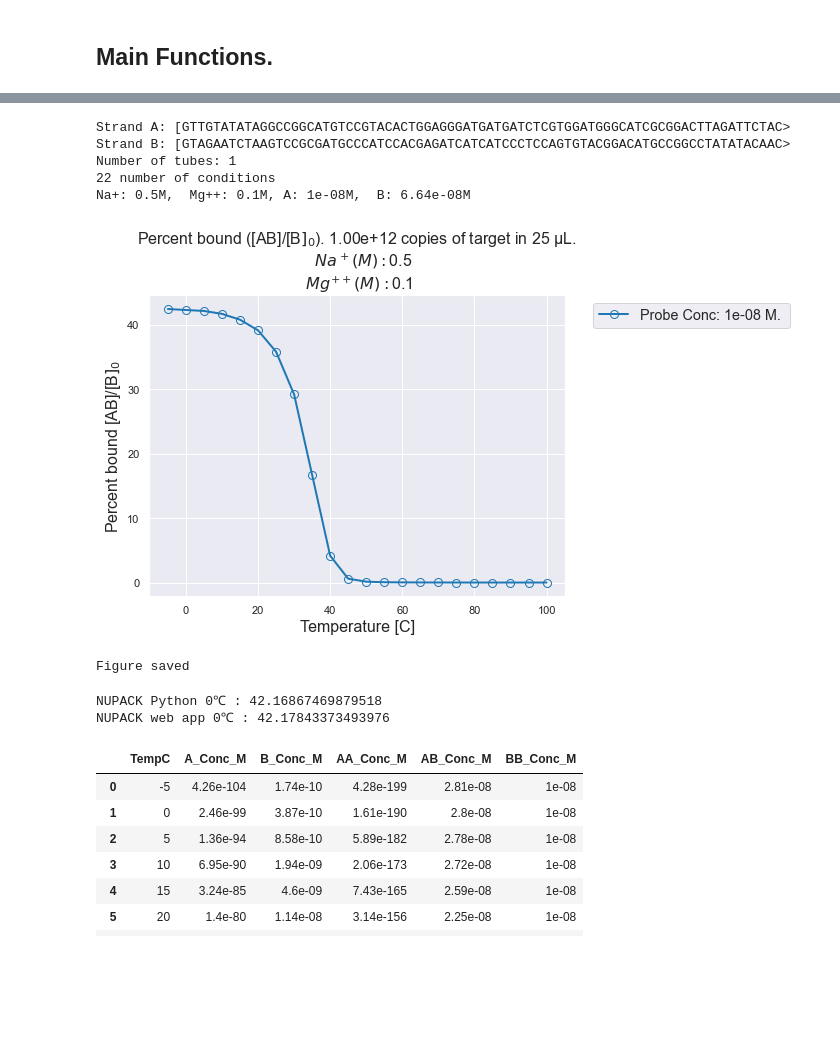
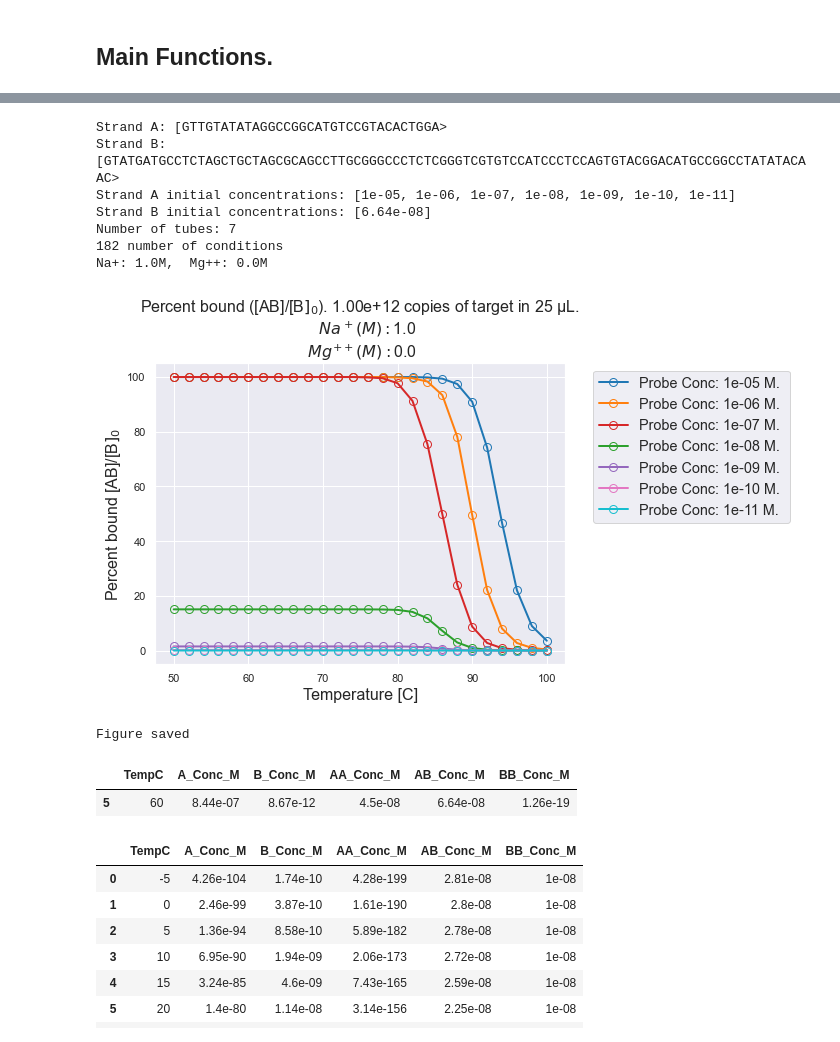
Before and after one commit to JoeHenthorn/Nupack-Analysis, a Jupyter notebook: Nupack_Analysis_lite.ipynb, the cells around one changed output, grey strips where cells are left out. Cells and saved outputs as stored; diff of their text form; code cells hidden in the pictures; blank space fills up the shorter version.

Commit message:
NUPACK Lite update 5/14/2022

```diff
--- a/Nupack_Analysis_lite.ipynb
+++ b/Nupack_Analysis_lite.ipynb
@@ -783,70 +864,75 @@ Type in your parameters here and run the cell to get your results.
 # ... if the second strand is fully complementary to the first.
 # Strand A  5'- 3'
 # Strand B  5'- 3'      Note: Nupack web app is 5'- 3' for both inputs
-strand_A = 'GTTGTATATAGGCCGGCATGTCCGTACACTGGAGGGATGATGATCTCGTGGATGGGCATCGCGGACTTAGATTCTAC'  # primer or probe  ####  Input here
-strand_B = 'GTAGAATCTAAGTCCGCGATGCCCATCCACGAGATCATCATCCCTCCAGTGTACGGACATGCCGGCCTATATACAAC'  # target/template
+strand_A = 'GTTGTATATAGGCCGGCATGTCCGTACACTGGA'  # primer or probe  ####  Input here
+strand_B = 'GTATGATGCCTCTAGCTGCTAGCGCAGCCTTGCGGGCCCTCTCGGGTCGTGTCCATCCCTCCAGTGTACGGACATGCCGGCCTATATACAAC'  # target/template
 
 strands = [strand_A, strand_B]
 #strands = [strand_A]
 nucleic_acid_type ='DNA'    ####  Input here
 
-temp_startC = -5            ####  Input here
+complexes = 2                ####  Input here
+
+temp_startC = 50            ####  Input here
 temp_stopC = 100            ####  Input here
-temp_intervalC = 5          ####  Input here
+temp_intervalC = 2          ####  Input here
 
-temperatureC = list(range(temp_start,temp_stop+1,temp_interval))
+temperatureC = list(range(temp_startC,temp_stopC+1,temp_intervalC))
 
 # Concentrations in M
-#concentration_A_M = [1e-2, 1e-3, 1e-4, 1e-5, 1e-6, 1e-7, 1e-8, 1e-9, 1e-10, 1e-11, 1e-12, 1e-13, 1e-14]#, 1e-15, 1e-16, 1e-17] # Capture probe
-concentration_A_M = [1e-8] # 1e-2 μM
-# concentration_B_M = [1e-9, 2e-9, 3e-9, 5e-9] # Target
+concentration_A_M = [1e-5, 1e-6, 1e-7, 1e-8, 1e-9, 1e-10, 1e-11]#, 1e-15, 1e-16, 1e-17] # Capture probe
+#concentration_A_M = [1e-7, 1e-8, 1e-9, 1e-10, 1e-11, 1e-12, 1e-13, 1e-14] # Capture probe
 
 
+#concentration_A_M = [1e-3]#, 1e-3, 1e-4, 1e-5] # 1e-2 μM
+#concentration_B_M = [1e-6]#, 1e-10, 1e-11, 1e-12] # Target
 
+
+# Strand B
 sampleVolume_uL = 25        ####  Input here
 targetCopyNumber = 1e12     ####  Input here
 
 # Don't change! This code assumes you are inputting the target copy number.
 # If you know the exact concentration(s), make a list and add them into the
 # concentrations list variable below.
 concentration_B_M = [convert_copyNumber2Conc(sampleVolume_uL,targetCopyNumber)] # Default: Target 1000 DNA/RNA's in 25μL
 
 concentrations = [concentration_A_M, concentration_B_M]
 
 # Na:  MIN: 0.05  MAX value: 1.1
-Na_M = [0.5]                 ####  Input here
+Na_M = [1.0]                 ####  Input here
 
 # Mg:  MIN: 0.0   MAX value: 0.2
-Mg_M = [0.1]                 ####  Input here
+Mg_M = [0.00]                 ####  Input here
 
+# [AB]/[species]
 species = "B"                ####  Input here
-complexes = 2                ####  Input here
 
 # run_all() # Works with no inputs for default values.
 
 Results, df_Nupack, temp_concBound, t_result, c_result = run_all(strands,
                                                                  nucleic_acid_type,
                                                                  temperatureC,
                                                                  sampleVolume_uL,
                                                                  concentrations,
                                                                  Na_M, Mg_M,
                                                                  complexes,
-                                                                 species,"Save")
+                                                                 species,"NoSave")
 # %% [output]
-Strand A: [GTTGTATATAGGCCGGCATGTCCGTACACTGGAGGGATGATGATCTCGTGGATGGGCATCGCGGACTTAGATTCTAC>
-Strand B: [GTAGAATCTAAGTCCGCGATGCCCATCCACGAGATCATCATCCCTCCAGTGTACGGACATGCCGGCCTATATACAAC>
-Number of tubes: 1
-22 number of conditions
-Na+: 0.5M,  Mg++: 0.1M, A: 1e-08M,  B: 6.64e-08M
+Strand A: [GTTGTATATAGGCCGGCATGTCCGTACACTGGA>
+Strand B: [GTATGATGCCTCTAGCTGCTAGCGCAGCCTTGCGGGCCCTCTCGGGTCGTGTCCATCCCTCCAGTGTACGGACATGCCGGCCTATATACAAC>
+Strand A initial concentrations: [1e-05, 1e-06, 1e-07, 1e-08, 1e-09, 1e-10, 1e-11]
+Strand B initial concentrations: [6.64e-08]
+Number of tubes: 7
+182 number of conditions
+Na+: 1.0M,  Mg++: 0.0M
-[figure, old version]
+[figure, new version]
 Figure saved
-# %%
-# Quick double check
-print('NUPACK Python 0℃ : ' + str(float(df_Nupack.iloc[1,[7]])/concentration_B_M[0]*100))
-print('NUPACK web app 0℃ : ' + str((2.800648e-08/6.6400000e-08)*100))
-# %% [output]
-NUPACK Python 0℃ : 42.16867469879518
-NUPACK web app 0℃ : 42.17843373493976
+# %%
+df_Nupack.iloc[[5],[1,4,5,6,7,8]]
+# %% [output]
+|  | TempC | A_Conc_M | B_Conc_M | AA_Conc_M | AB_Conc_M | BB_Conc_M |
+| 5 | 60 | 8.44e-07 | 8.67e-12 | 4.5e-08 | 6.64e-08 | 1.26e-19 |
 # %%
 # Check specific outputs in the output dataFrame
 df_Nupack.iloc[:,[1,4,5,6,7,8]]
```
Also changed, not shown: parts of 8 cells of this notebook, 1 other file.
